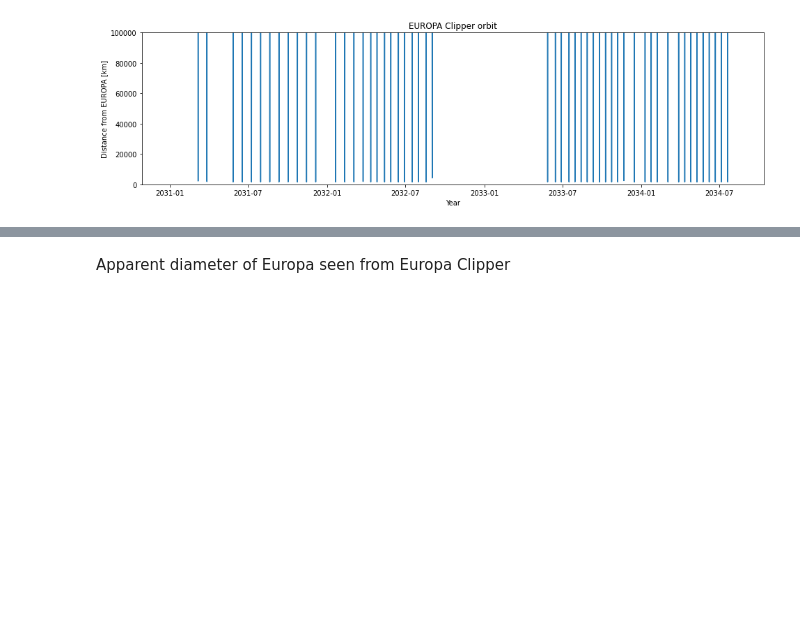
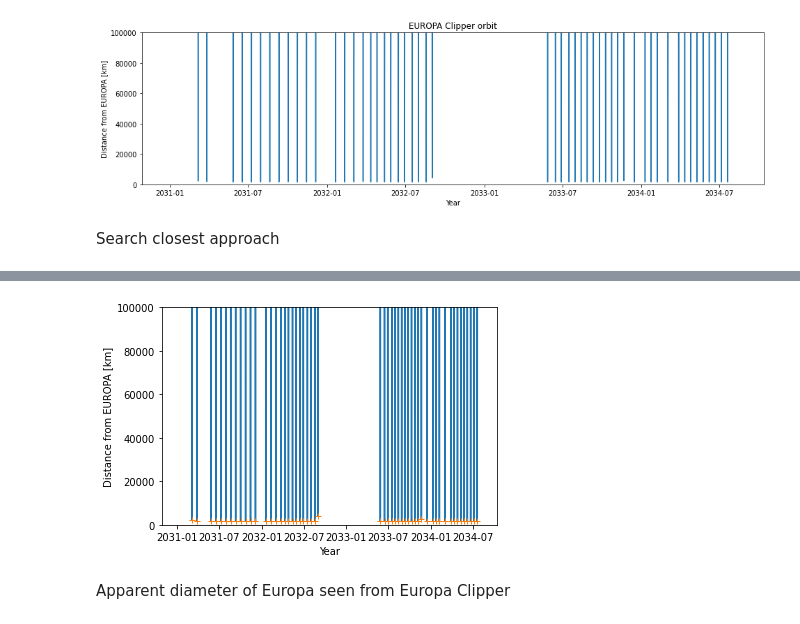
Before and after one commit to JackKTachi/juice, a Jupyter notebook: code/plot_clipper_orb.ipynb, the cells around one changed output, grey strips where cells are left out. Saved outputs shown, nothing was run; the diff lists cells and outputs as text; code cells hidden in the pictures; blank space fills up the shorter version.

```diff
--- a/code/plot_clipper_orb.ipynb
+++ b/code/plot_clipper_orb.ipynb
@@ -209,3 +209,25 @@ plt.ylabel('Distance from EUROPA [km]')
 plt.show()
 # %% [output]
 [figure]
+# %% [markdown]
+Search closest approach
+# %%
+ca_time = []
+ca_dist = []
+
+for i in range(1,int(nd)-2):
+    if r[i] < r[i-1] and r[i] < r[i+1] and r[i] < 20000.0:
+        ca_time.append(td[i])
+        ca_dist.append(r[i])
+
+n = len(ca_time)
+for i in range(n):
+    print(i,ca_time[i], ca_dist[i])
+
+plt.plot(td, r)
+plt.plot(ca_time, ca_dist, '+')
+plt.ylim(0.0, 100000.0)
+plt.xlabel('Year')
+plt.ylabel('Distance from EUROPA [km]')
+plt.show()
+# %% [output]
@@ -212,3 +251,4 @@ plt.show()
+[figure, added]
 # %% [markdown]
 Apparent diameter of Europa seen from Europa Clipper
 # %%
```
Also changed, not shown: parts of 7 cells of this notebook, 1 other file.
